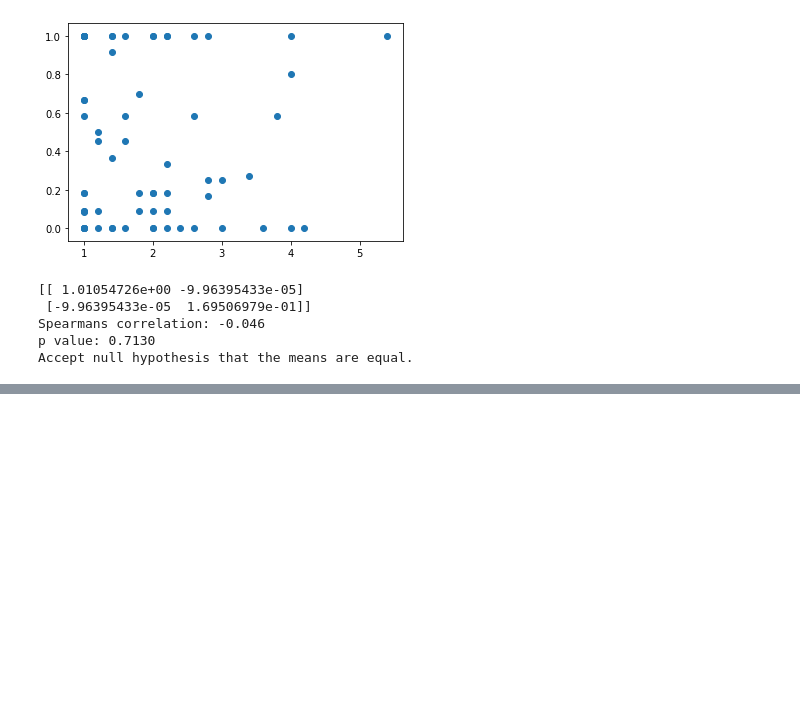
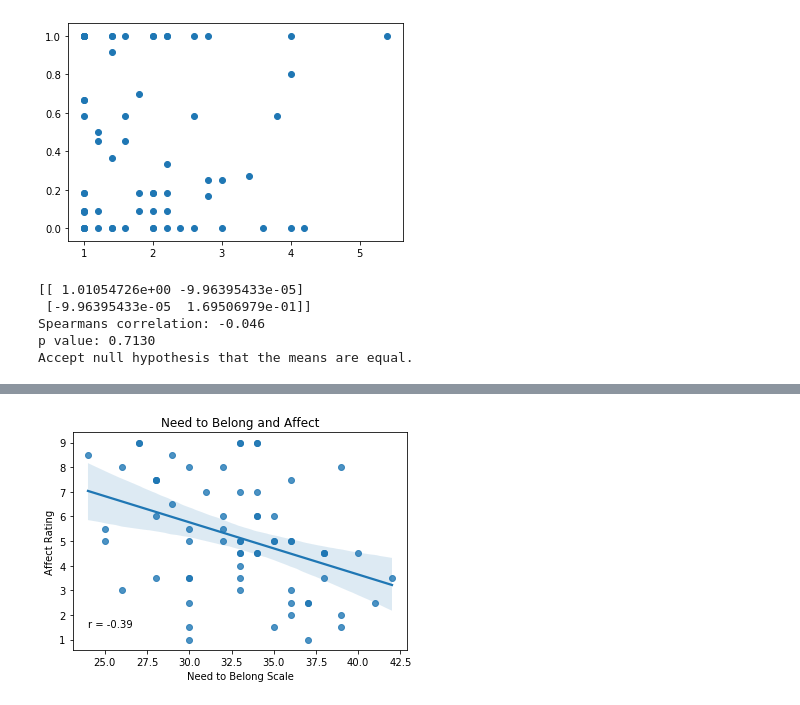
Before and after one commit to fareri-lab/Rejection_Choice, a Jupyter notebook: RMAnova w Pingouin_7.18.23.ipynb, the cells around one changed output, grey strips where cells are left out. Cells and saved outputs as stored; diff of their text form; code cells hidden in the pictures; blank space fills up the shorter version.

```diff
--- a/RMAnova w Pingouin_7.18.23.ipynb
+++ b/RMAnova w Pingouin_7.18.23.ipynb
@@ -699,0 +729,5 @@ Accept null hypothesis that the means are equal.
+# %%
+ntbsstressscatter = pd.DataFrame()
+ntbsstressscatter['ntbs_'] = ntbs['NTBS_score']
+ntbsstressscatter['rejstress_'] = rej['recoded_stress']
+print(ntbsstressscatter)
@@ -699,0 +749,10 @@ Accept null hypothesis that the means are equal.
+# %%
+r = scipy.stats.pearsonr(x=ntbsstressscatter.ntbs_, y=ntbsstressscatter.rejstress_)[0]
+ntbs_stress_scatter = sns.regplot(x= "ntbs_", y= "rejstress_", data= ntbsstressscatter)
+ntbs_stress_scatter.set_title('Need to Belong and Affect')
+ntbs_stress_scatter.set_ylabel('Affect Rating')
+ntbs_stress_scatter.set_xlabel('Need to Belong Scale')
+ntbs_stress_scatter.text(24, 1.5, 'r = ' + str(round(r, 2)))
+plt.savefig('ntbs_stress_scatter.png')
+# %% [output]
+[figure, added]
```
Also changed, not shown: parts of 36 cells of this notebook, 7 other files.
